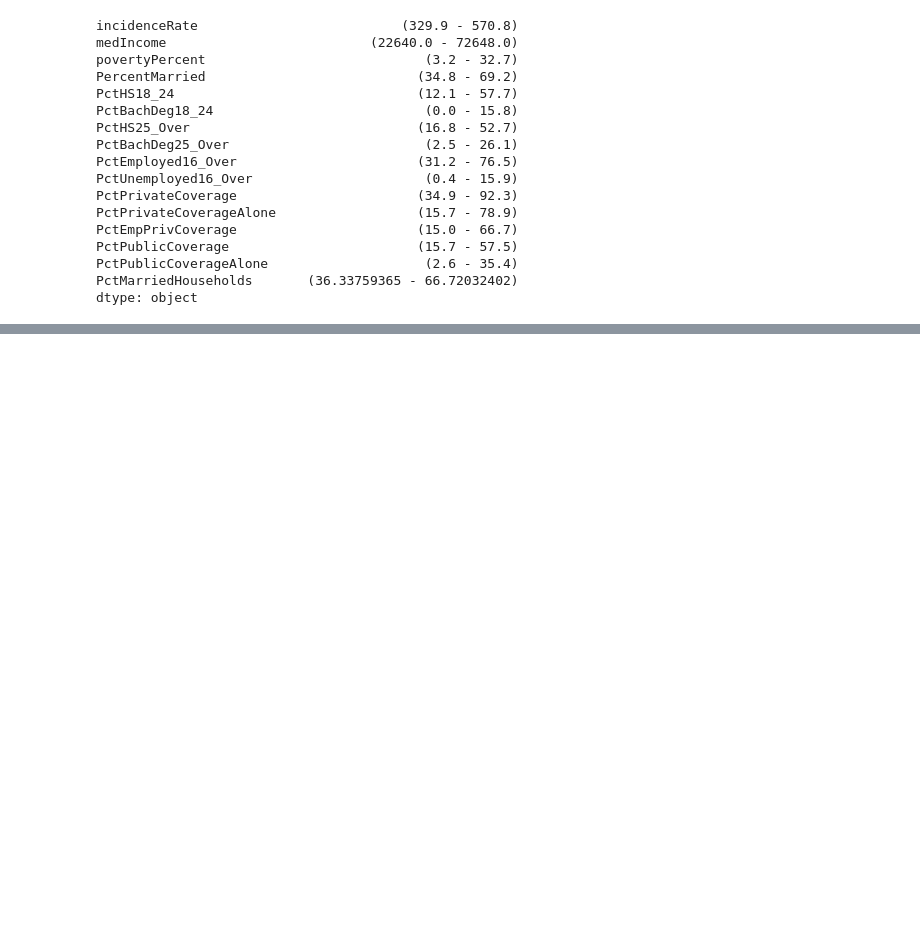
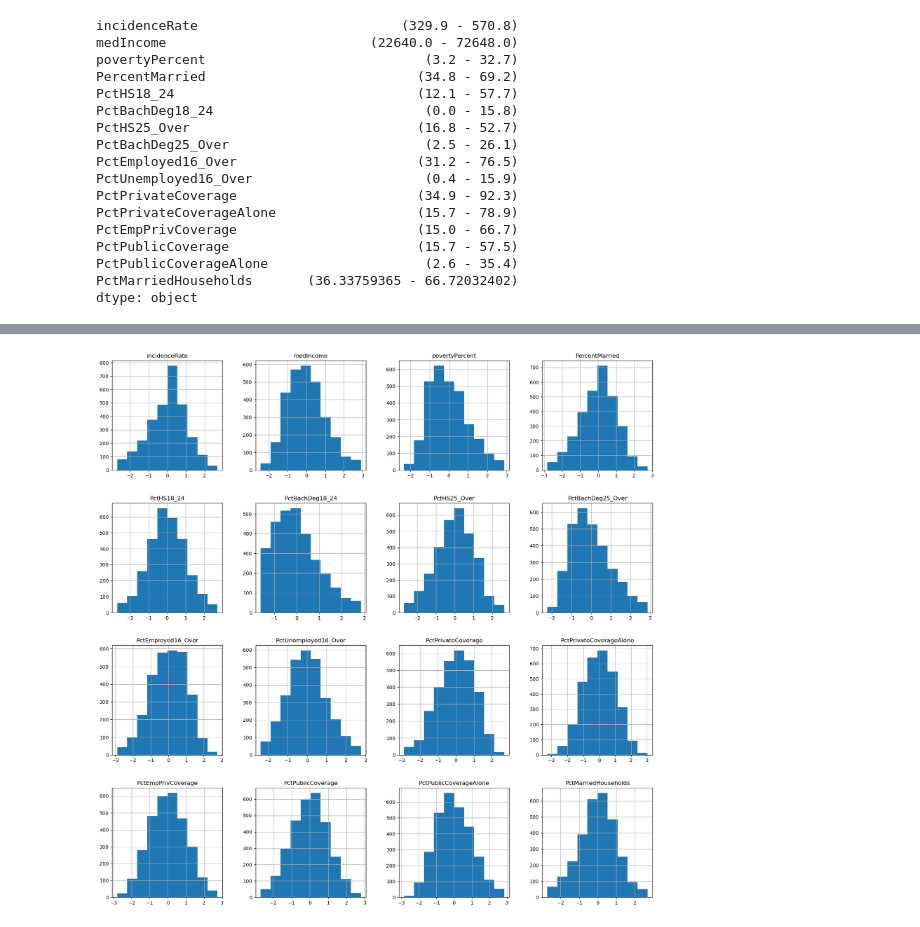
Before and after one commit to Medo072/Linear_Regression_cancer_model, a Jupyter notebook: Project.ipynb, the cells around one changed output, grey strips where cells are left out. Cells and saved outputs as stored; diff of their text form; code cells hidden in the pictures; blank space fills up the shorter version.

```diff
--- a/Project.ipynb
+++ b/Project.ipynb
@@ -310,6 +315,7 @@ selected = ['incidenceRate', 'medIncome', 'povertyPercent', 'PercentMarried', 'P
 # %%
 target_table = table['TARGET_deathRate']
 new_target_table = target_table[selected]
+selected_DF = DF[selected]
 print(new_target_table)
 # %% [output]
 incidenceRate              0.393332
@@ -441,0 +450,6 @@ dtype: object
+# %%
+for feature in selected:
+    selected_DF[feature] = selected_DF[feature] - features_mean[feature]
+    selected_DF[feature] = selected_DF[feature] / features_std[feature]
+
+selected_DF.head()
@@ -441,0 +473,5 @@ dtype: object
+# %%
+selected_DF.hist(figsize=(20, 20))
+plt.show()
+# %% [output]
+[figure, added]
```
Also changed, not shown: parts of 4 cells of this notebook.
